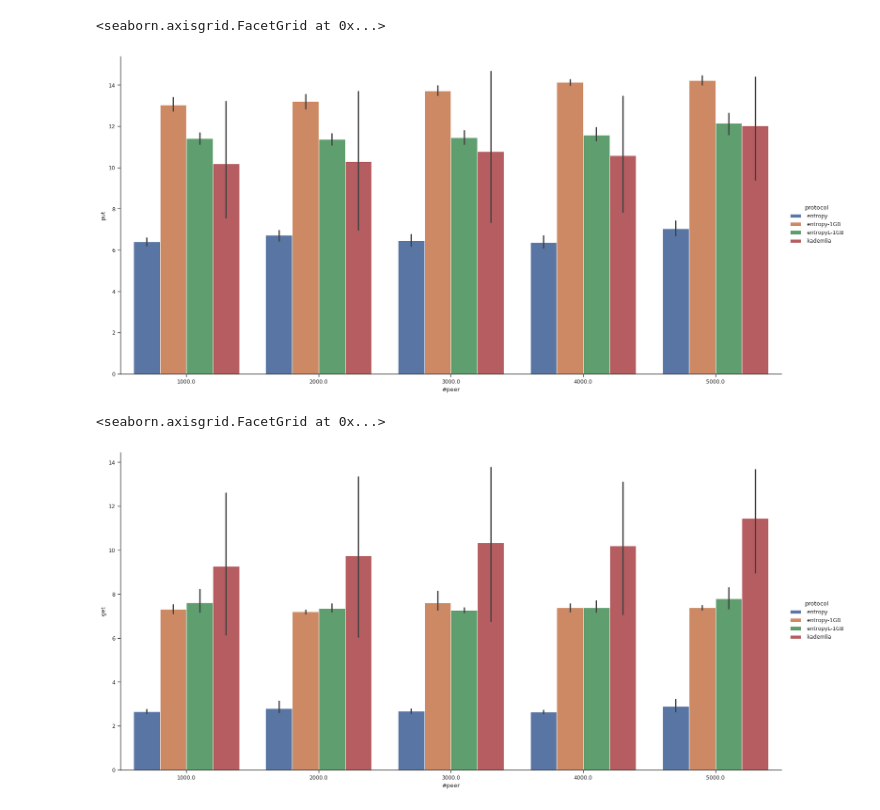
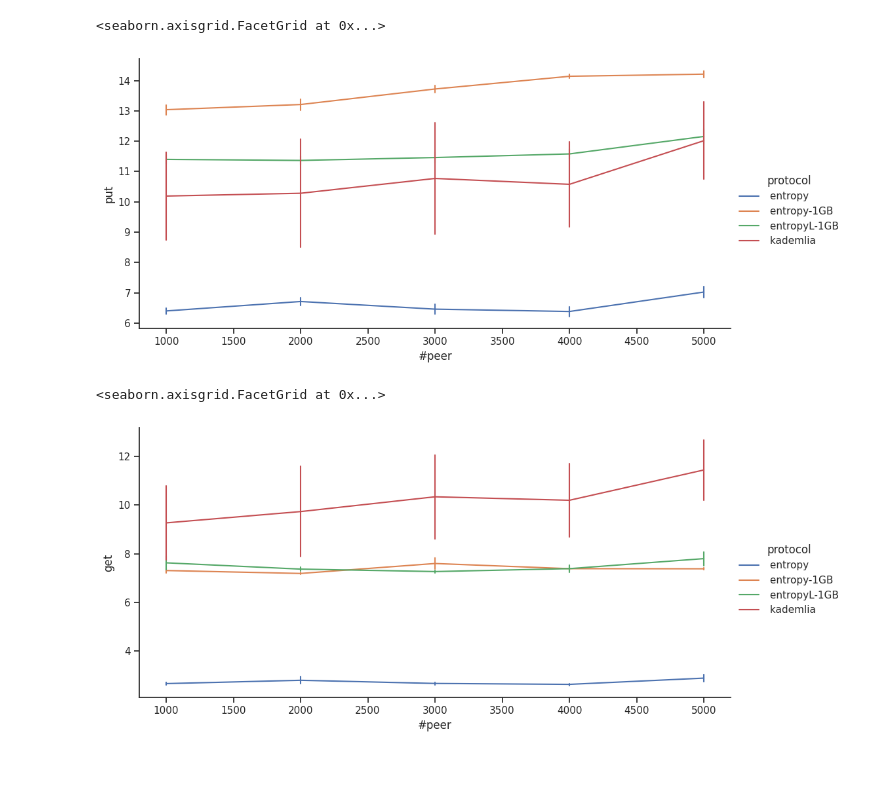
Before and after one commit to sgdxbc/festival, a Jupyter notebook: plot/latency.ipynb, the cells around one changed output. Saved outputs shown, nothing was run; the diff lists cells and outputs as text; code cells hidden in the pictures; blank space fills up the shorter version.

```diff
--- a/plot/latency.ipynb
+++ b/plot/latency.ipynb
@@ -1,27 +1,27 @@
 # %%
 import pandas as pd
 import seaborn as sns
-sns.set_theme(context='paper', style='ticks')
+sns.set_theme(style='ticks')
 
 latency = pd.concat([
     pd.read_csv('data/EntropyLatency.txt'),
     pd.read_csv('data/KadLatency.txt'),
-])
+]).reset_index()
 # print(latency.info())
-sns.catplot(
+sns.relplot(
     data=latency, x='#peer', y='put', hue='protocol',
-    kind='bar',
-    height=8, aspect=16 / 8,
+    kind='line', err_style='bars', errorbar=('sd', 0.3),
+    aspect=16 / 8,
 )
 # %% [output]
 <seaborn.axisgrid.FacetGrid at 0x...>
-[figure, old version]
+[figure, new version]
 # %%
-sns.catplot(
+sns.relplot(
     data=latency, x='#peer', y='get', hue='protocol',
-    kind='bar',
-    height=8, aspect=16 / 8,
+    kind='line', err_style='bars', errorbar=('sd', 0.3),
+    aspect=16 / 8,
 )
 # %% [output]
 <seaborn.axisgrid.FacetGrid at 0x...>
-[figure, old version]
+[figure, new version]
```
Also changed, not shown: 8 other files.
